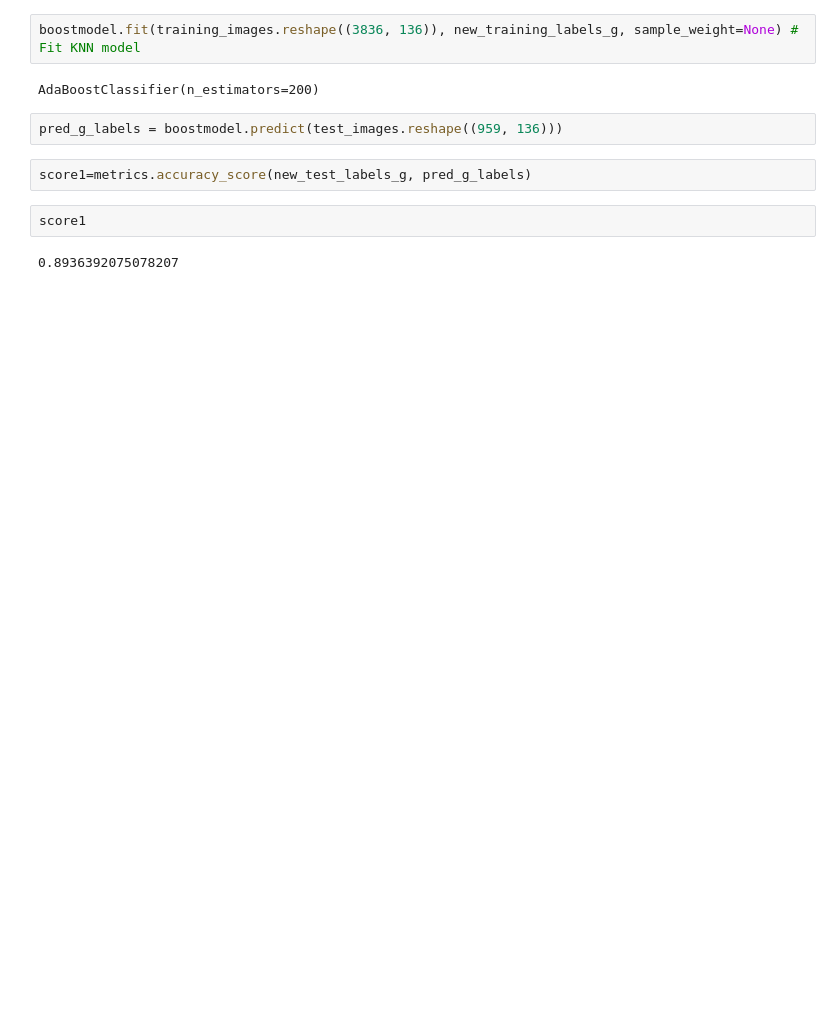
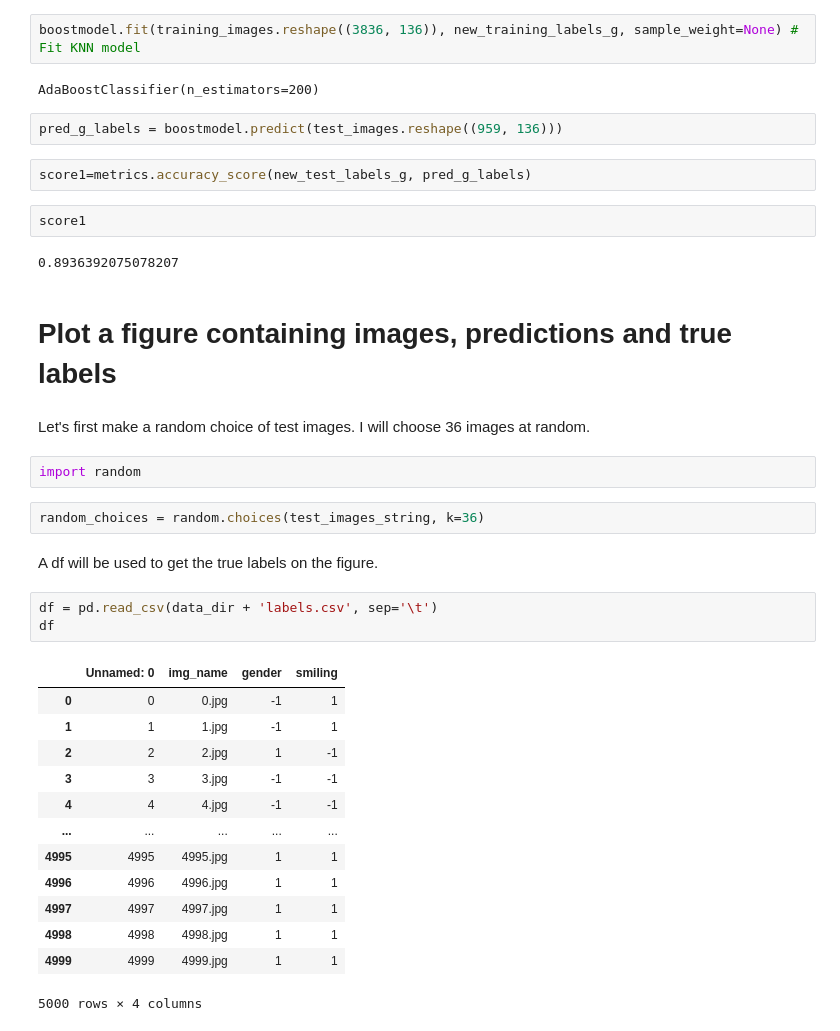
Before and after one commit to PDA44719/AMLS_ELEC0134, a Jupyter notebook: Initial_Data_Exploration.ipynb, the cells around one changed output. Drawn from its saved outputs; the diff is of its cells as text; blank space fills up the shorter version.

```diff
--- a/Initial_Data_Exploration.ipynb
+++ b/Initial_Data_Exploration.ipynb
@@ -514,3 +514,30 @@ score1=metrics.accuracy_score(new_test_labels_g, pred_g_labels)
 score1
 # %% [output]
 0.8936392075078207
+# %% [markdown]
+# Plot a figure containing images, predictions and true labels
+# %% [markdown]
+Let's first make a random choice of test images. I will choose 36 images at random.
+# %%
+import random
+# %%
+random_choices = random.choices(test_images_string, k=36)
+# %% [markdown]
+A df will be used to get the true labels on the figure.
+# %%
+df = pd.read_csv(data_dir + 'labels.csv', sep='\t')
+df
+# %% [output]
+|  | Unnamed: 0 | img_name | gender | smiling |
+| 0 | 0 | 0.jpg | -1 | 1 |
+| 1 | 1 | 1.jpg | -1 | 1 |
+| 2 | 2 | 2.jpg | 1 | -1 |
+| 3 | 3 | 3.jpg | -1 | -1 |
+| 4 | 4 | 4.jpg | -1 | -1 |
+| ... | ... | ... | ... | ... |
+| 4995 | 4995 | 4995.jpg | 1 | 1 |
+| 4996 | 4996 | 4996.jpg | 1 | 1 |
+| 4997 | 4997 | 4997.jpg | 1 | 1 |
+| 4998 | 4998 | 4998.jpg | 1 | 1 |
+| 4999 | 4999 | 4999.jpg | 1 | 1 |
+5000 rows × 4 columns
```
Also changed, not shown: parts of 7 cells of this notebook.
